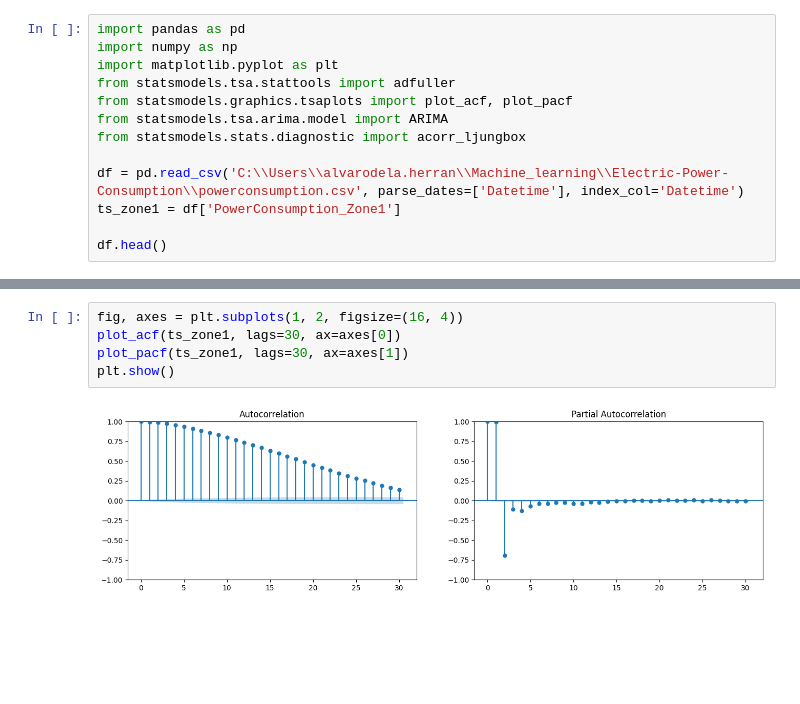
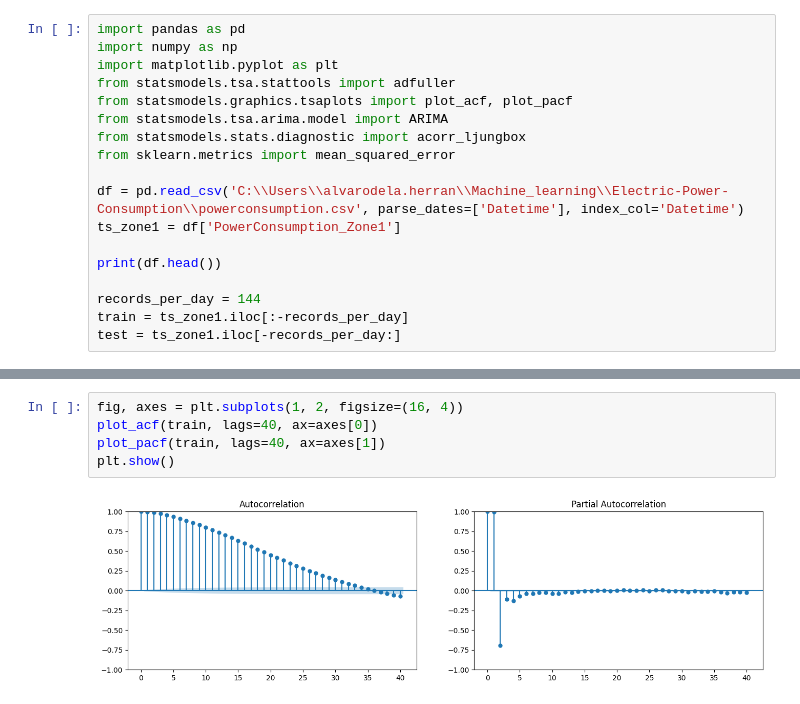
Before and after one commit to GonzaloIgta/Electric-Power-Consumption, a Jupyter notebook: Arima/Arima.ipynb, the cells around one changed output, grey strips where cells are left out. Drawn from its saved outputs; the diff is of its cells as text; blank space fills up the shorter version.

```diff
--- a/Arima/Arima.ipynb
+++ b/Arima/Arima.ipynb
@@ -6,9 +6,14 @@ from statsmodels.tsa.stattools import adfuller
 from statsmodels.graphics.tsaplots import plot_acf, plot_pacf
 from statsmodels.tsa.arima.model import ARIMA
 from statsmodels.stats.diagnostic import acorr_ljungbox
+from sklearn.metrics import mean_squared_error
 
 df = pd.read_csv('C:\\Users\\alvarodela.herran\\Machine_learning\\Electric-Power-Consumption\\powerconsumption.csv', parse_dates=['Datetime'], index_col='Datetime')
 ts_zone1 = df['PowerConsumption_Zone1']
 
-df.head()
+print(df.head())
+
+records_per_day = 144
+train = ts_zone1.iloc[:-records_per_day]
+test = ts_zone1.iloc[-records_per_day:]
 # %% [output]
@@ -26,10 +86,10 @@ print(f'P-value ADF: {result_adf[1]}')
 P-value ADF: 0.0
 # %%
 fig, axes = plt.subplots(1, 2, figsize=(16, 4))
-plot_acf(ts_zone1, lags=30, ax=axes[0])
-plot_pacf(ts_zone1, lags=30, ax=axes[1])
+plot_acf(train, lags=40, ax=axes[0])
+plot_pacf(train, lags=40, ax=axes[1])
 plt.show()
 # %% [output]
-[figure, old version]
+[figure, new version]
 # %%
 import warnings
```
Also changed, not shown: parts of 8 cells of this notebook.
